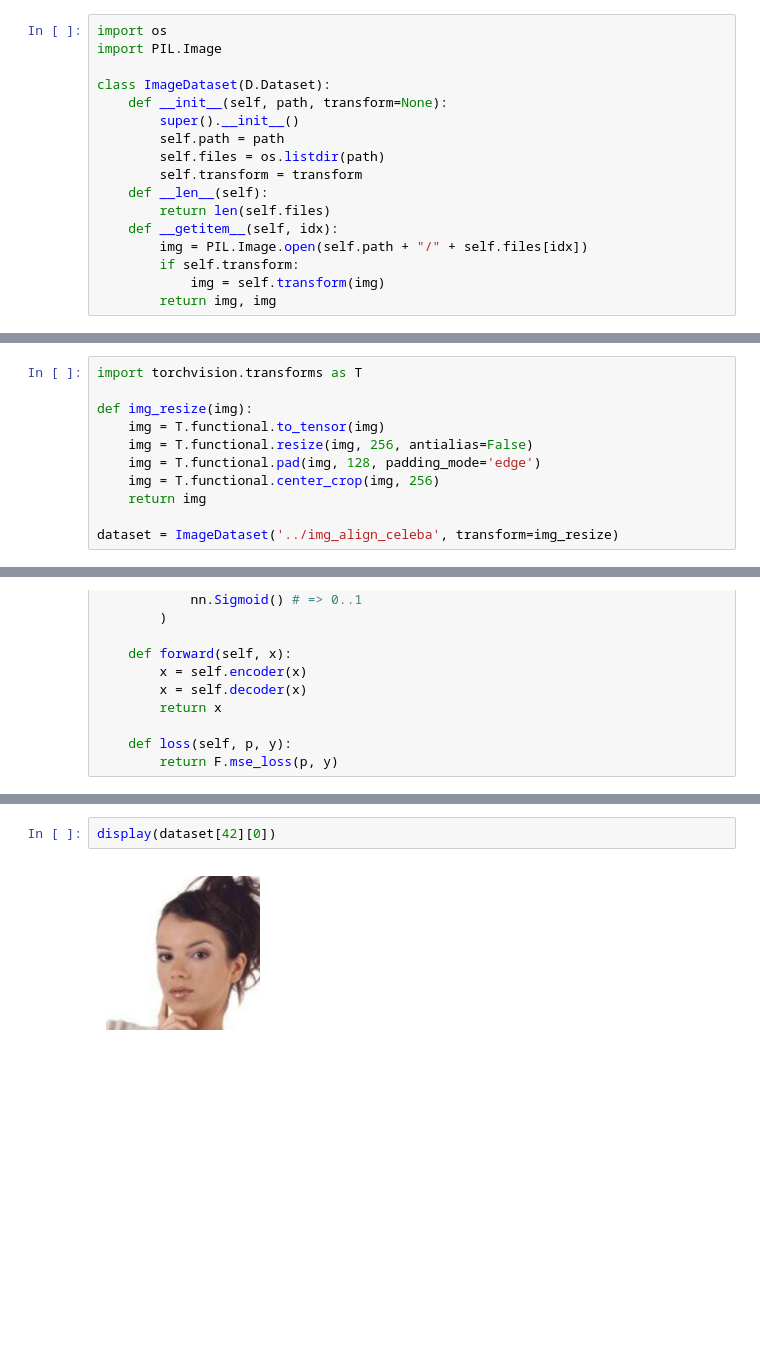
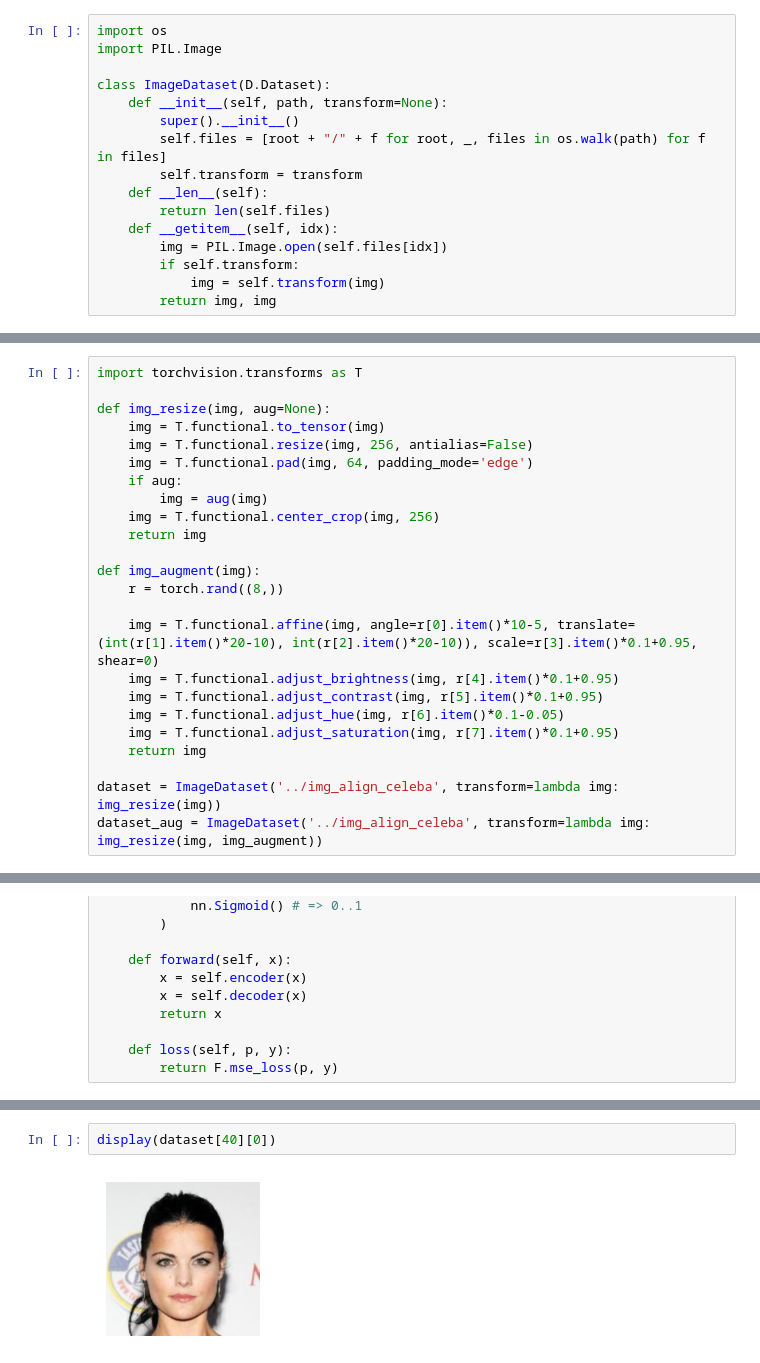
Before and after one commit to zeux/mlexp, a Jupyter notebook: faces/faceenc.ipynb, the cells around one changed output, grey strips where cells are left out. Cells and saved outputs as stored; diff of their text form; blank space fills up the shorter version.

Commit message:
faces: Generalize printouts, add augmentation
Augmentation is slow :-/

```diff
--- a/faces/faceenc.ipynb
+++ b/faces/faceenc.ipynb
@@ -16,13 +16,12 @@ import PIL.Image
 class ImageDataset(D.Dataset):
     def __init__(self, path, transform=None):
         super().__init__()
-        self.path = path
-        self.files = os.listdir(path)
+        self.files = [root + "/" + f for root, _, files in os.walk(path) for f in files]
         self.transform = transform
     def __len__(self):
         return len(self.files)
     def __getitem__(self, idx):
-        img = PIL.Image.open(self.path + "/" + self.files[idx])
+        img = PIL.Image.open(self.files[idx])
         if self.transform:
             img = self.transform(img)
         return img, img
@@ -42,14 +40,27 @@ def display2(img1, img2):
-# %%
-import torchvision.transforms as T
-
-def img_resize(img):
-    img = T.functional.to_tensor(img)
-    img = T.functional.resize(img, 256, antialias=False)
-    img = T.functional.pad(img, 128, padding_mode='edge')
-    img = T.functional.center_crop(img, 256)
-    return img
-
-dataset = ImageDataset('../img_align_celeba', transform=img_resize)
+# %%
+import torchvision.transforms as T
+
+def img_resize(img, aug=None):
+    img = T.functional.to_tensor(img)
+    img = T.functional.resize(img, 256, antialias=False)
+    img = T.functional.pad(img, 64, padding_mode='edge')
+    if aug:
+        img = aug(img)
+    img = T.functional.center_crop(img, 256)
+    return img
+
+def img_augment(img):
+    r = torch.rand((8,))
+
+    img = T.functional.affine(img, angle=r[0].item()*10-5, translate=(int(r[1].item()*20-10), int(r[2].item()*20-10)), scale=r[3].item()*0.1+0.95, shear=0)
+    img = T.functional.adjust_brightness(img, r[4].item()*0.1+0.95)
+    img = T.functional.adjust_contrast(img, r[5].item()*0.1+0.95)
+    img = T.functional.adjust_hue(img, r[6].item()*0.1-0.05)
+    img = T.functional.adjust_saturation(img, r[7].item()*0.1+0.95)
+    return img
+
+dataset = ImageDataset('../img_align_celeba', transform=lambda img: img_resize(img))
+dataset_aug = ImageDataset('../img_align_celeba', transform=lambda img: img_resize(img, img_augment))
 # %%
 class FaceNet(nn.Module):
     def __init__(self, n_hidden=128, n_embed=256):
@@ -130,4 +168,4 @@ class FaceNet(nn.Module):
 # %%
-display(dataset[42][0])
+display(dataset[40][0])
 # %% [output]
-[figure, old version]
+[figure, new version]
```
Also changed, not shown: parts of 5 cells of this notebook.
